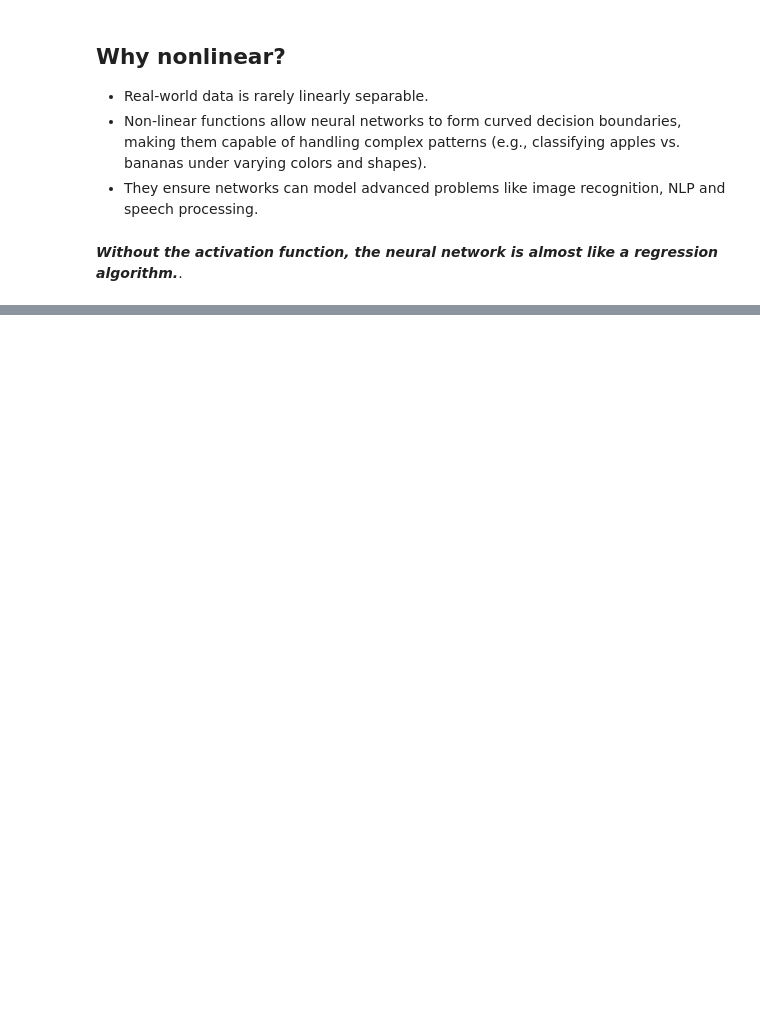
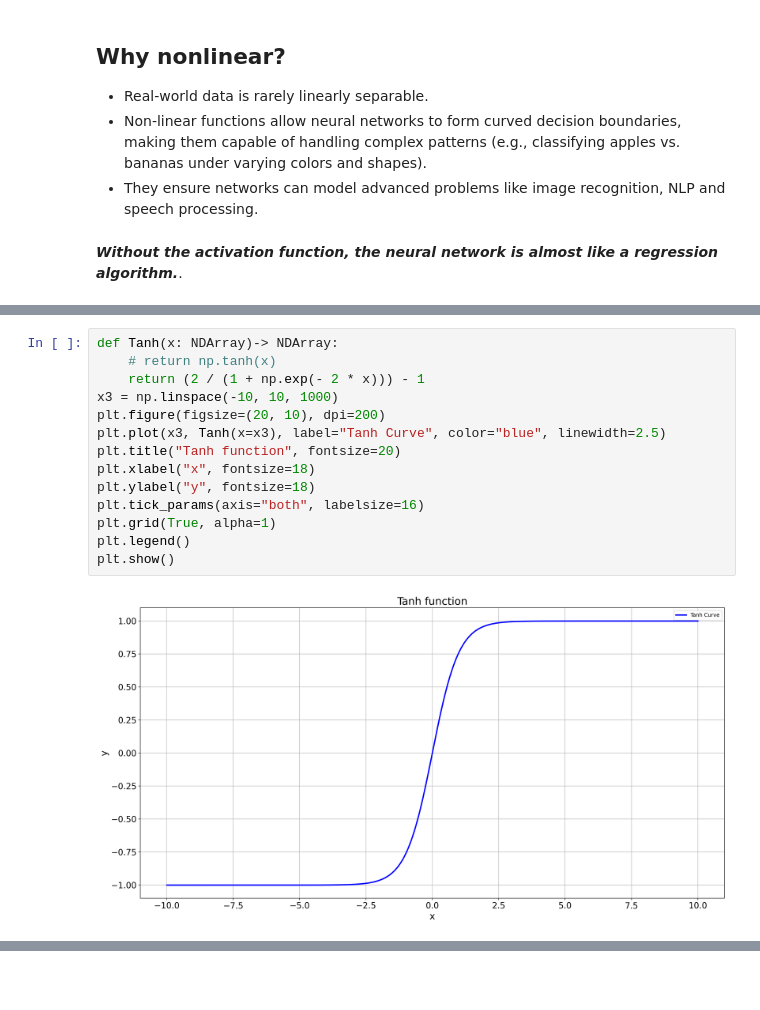
Before and after one commit to HosseinHeydari2004/Neural-Network-From-Scratch, a Jupyter notebook: main.ipynb, the cells around one changed output, grey strips where cells are left out. Drawn from its saved outputs; the diff is of its cells as text; blank space fills up the shorter version.

```diff
--- a/main.ipynb
+++ b/main.ipynb
@@ -192,0 +251,16 @@ $$
+# %%
+def Tanh(x: NDArray)-> NDArray:
+    # return np.tanh(x)
+    return (2 / (1 + np.exp(- 2 * x))) - 1
+x3 = np.linspace(-10, 10, 1000)
+plt.figure(figsize=(20, 10), dpi=200)
+plt.plot(x3, Tanh(x=x3), label="Tanh Curve", color="blue", linewidth=2.5)
+plt.title("Tanh function", fontsize=20)
+plt.xlabel("x", fontsize=18)
+plt.ylabel("y", fontsize=18)
+plt.tick_params(axis="both", labelsize=16)
+plt.grid(True, alpha=1)
+plt.legend()
+plt.show()
+# %% [output]
+[figure, added]
```
Also changed, not shown: parts of 9 cells of this notebook, 3 other files.
